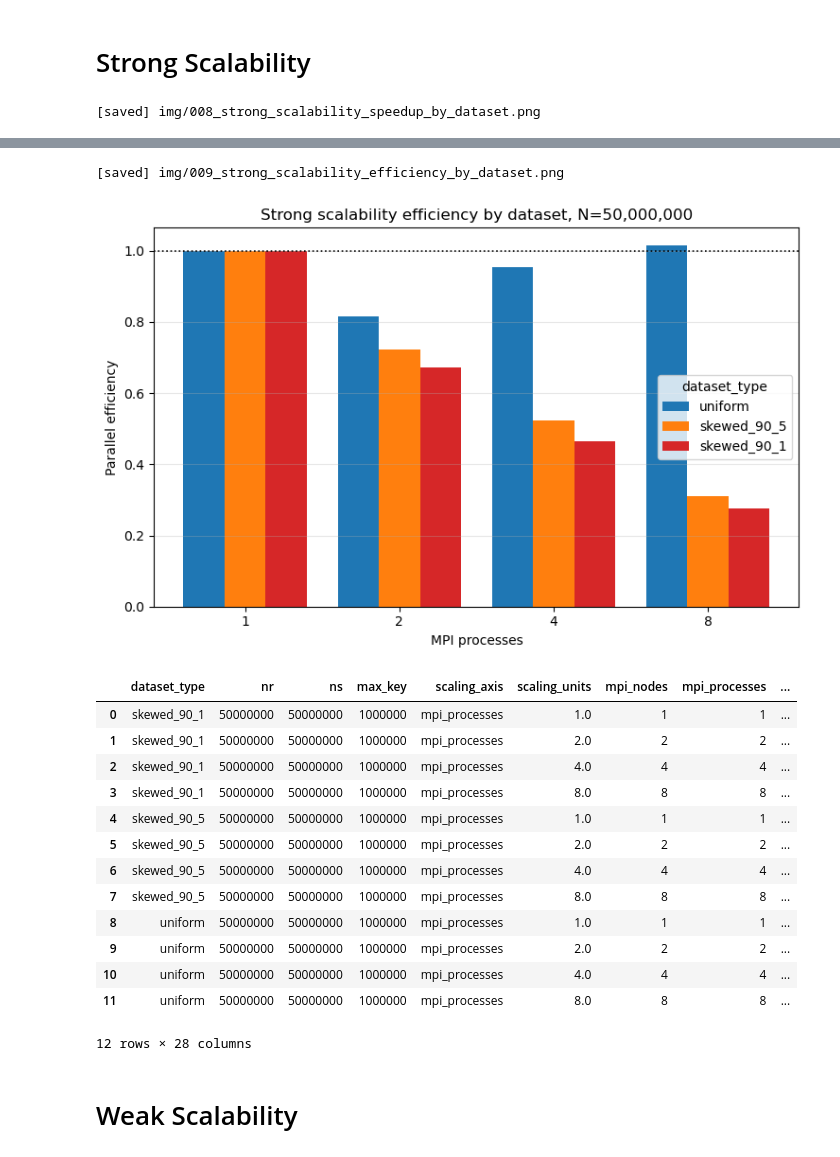
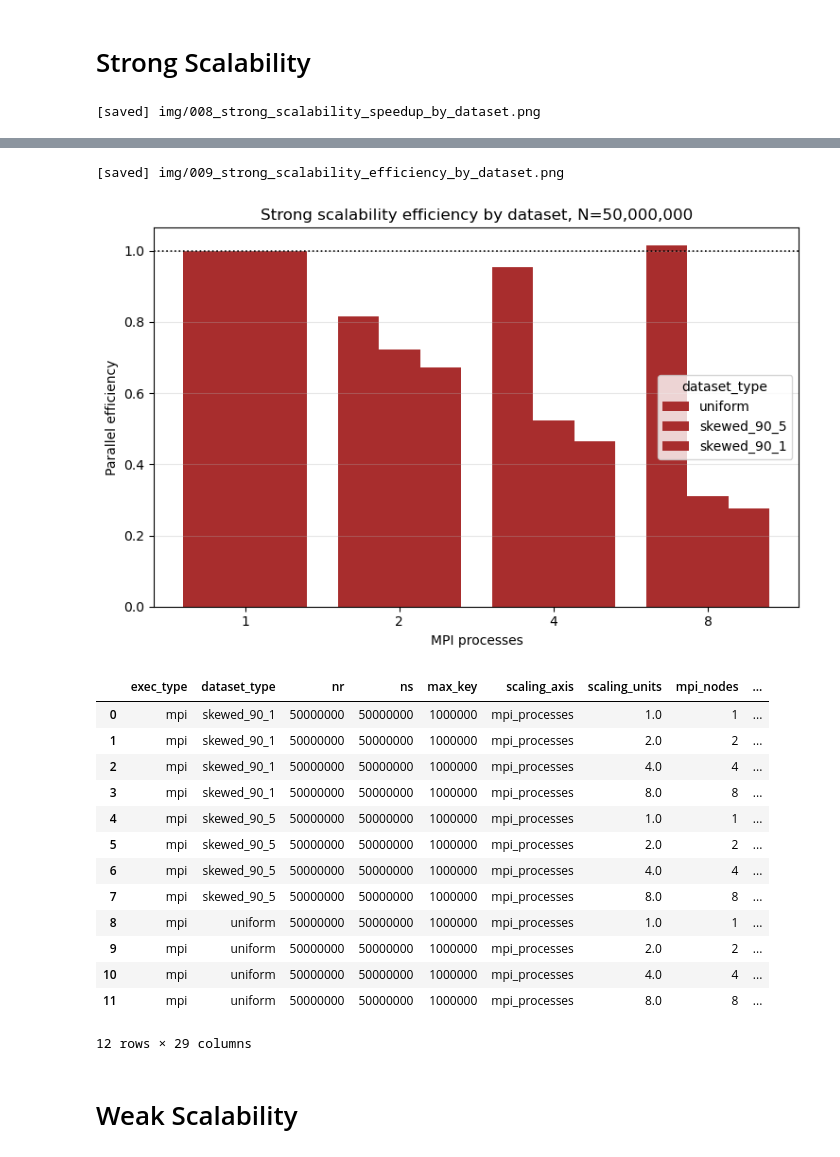
Before and after one commit to GianlucaPanzani/Optimization-of-Partitioned-Hash-Join-with-Duplicates-part_4, a Jupyter notebook: src/statistics.ipynb, the cells around one changed output, grey strips where cells are left out. Cells and saved outputs as stored; diff of their text form; code cells hidden in the pictures.

```diff
--- a/src/statistics.ipynb
+++ b/src/statistics.ipynb
@@ -47,6 +47,15 @@ NUMERIC_COLUMNS = [
 ]
 
 EXEC_TYPE_ORDER = ["seq", "omp", "mpi", "hybrid", "omp_loop", "omp_loop_wb", "omp_task", "omp_task_wb", "omp_taskloop", "omp_taskloop_wb"]
+EXEC_TYPE_ALIASES = {
+    "hybrid_uniform": "hybrid",
+    "hybrid_skew1": "hybrid",
+    "hybrid_skew2": "hybrid",
+}
+
+
+def normalize_exec_type_name(name):
+    return EXEC_TYPE_ALIASES.get(str(name), str(name))
 
 
 def first_existing_dir(candidates):
@@ -95,7 +104,7 @@ if not csv_files or RESULTS_DIR is None:
 frames = []
 for csv_path in csv_files:
     current_df = pd.read_csv(csv_path)
-    current_df["exec_type"] = csv_path.stem.replace("hashjoin_", "", 1)
+    current_df["exec_type"] = normalize_exec_type_name(csv_path.stem.replace("hashjoin_", "", 1))
     frames.append(normalize_frame(current_df))
 
 df = pd.concat(frames, ignore_index=True, sort=False)
@@ -113,12 +122,12 @@ color_map = {
     for idx, exec_type in enumerate(exec_type_names)
 }
 
+
+def exec_type_color(exec_type):
+    normalized = normalize_exec_type_name(exec_type)
+    return color_map.get(normalized, EXEC_TYPE_COLORS.get(normalized, None))
+
 DATASET_TYPE_ORDER = ["uniform", "skewed_90_5", "skewed_90_1"]
-DATASET_TYPE_COLORS = {
-    "uniform": "#1f77b4",
-    "skewed_90_5": "#ff7f0e",
-    "skewed_90_1": "#d62728",
-}
 
 
 def apply_tone(base_color, tone_strength):
@@ -837,6 +848,8 @@ if not strong_path.exists():
     raise FileNotFoundError(f"Run the scaling benchmark first; missing {strong_path}")
 
 strong_scale_df = normalize_frame(pd.read_csv(strong_path))
+if "exec_type" not in strong_scale_df.columns or strong_scale_df["exec_type"].isna().all():
+    strong_scale_df["exec_type"] = infer_exec_type_from_frame(strong_scale_df, "mpi")
 strong_scale_df, strong_units_col = prepare_scaling_plot_df(strong_scale_df, "strong")
 if strong_scale_df.empty:
     raise ValueError("No valid strong-scaling rows available")
@@ -858,7 +871,7 @@ strong_scale_df = strong_scale_df.sort_values(sort_cols).reset_index(drop=True)
 
 dataset_order = [name for name in DATASET_TYPE_ORDER if name in set(strong_scale_df["dataset_type"])]
 dataset_order += [name for name in ordered_values(strong_scale_df["dataset_type"]) if name not in dataset_order]
-dataset_colors = DATASET_TYPE_COLORS
+exec_type_for_color = strong_scale_df["exec_type"].dropna().iloc[0] if "exec_type" in strong_scale_df.columns and strong_scale_df["exec_type"].notna().any() else "mpi"
 unit_values = ordered_values(strong_scale_df[strong_units_col], preferred=[1, 2, 4, 8, 16, 32, 64])
 unit_positions = np.arange(len(unit_values))
 unit_labels = [str(int(t)) for t in unit_values]
@@ -882,7 +895,7 @@ for metric_col, ylabel, title, filename in [
             heights,
             width=bar_width,
             label=dataset_type,
-            color=dataset_colors.get(dataset_type),
+            color=exec_type_color(exec_type_for_color),
         )
     ax.axhline(1.0, color="black", linestyle=":", linewidth=1.2)
     ax.set_xticks(unit_positions)
@@ -905,19 +918,19 @@ display(strong_scale_df.reset_index(drop=True))
 [saved] img/009_strong_scalability_efficiency_by_dataset.png
-[figure, old version]
+[figure, new version]
-|  | dataset_type | nr | ns | max_key | scaling_axis | scaling_units | mpi_nodes | mpi_processes | ... |
-| 0 | skewed_90_1 | 50000000 | 50000000 | 1000000 | mpi_processes | 1.0 | 1 | 1 | ... |
-| 1 | skewed_90_1 | 50000000 | 50000000 | 1000000 | mpi_processes | 2.0 | 2 | 2 | ... |
-| 2 | skewed_90_1 | 50000000 | 50000000 | 1000000 | mpi_processes | 4.0 | 4 | 4 | ... |
-| 3 | skewed_90_1 | 50000000 | 50000000 | 1000000 | mpi_processes | 8.0 | 8 | 8 | ... |
-| 4 | skewed_90_5 | 50000000 | 50000000 | 1000000 | mpi_processes | 1.0 | 1 | 1 | ... |
-| 5 | skewed_90_5 | 50000000 | 50000000 | 1000000 | mpi_processes | 2.0 | 2 | 2 | ... |
-| 6 | skewed_90_5 | 50000000 | 50000000 | 1000000 | mpi_processes | 4.0 | 4 | 4 | ... |
-| 7 | skewed_90_5 | 50000000 | 50000000 | 1000000 | mpi_processes | 8.0 | 8 | 8 | ... |
-| 8 | uniform | 50000000 | 50000000 | 1000000 | mpi_processes | 1.0 | 1 | 1 | ... |
-| 9 | uniform | 50000000 | 50000000 | 1000000 | mpi_processes | 2.0 | 2 | 2 | ... |
-| 10 | uniform | 50000000 | 50000000 | 1000000 | mpi_processes | 4.0 | 4 | 4 | ... |
-| 11 | uniform | 50000000 | 50000000 | 1000000 | mpi_processes | 8.0 | 8 | 8 | ... |
+|  | exec_type | dataset_type | nr | ns | max_key | scaling_axis | scaling_units | mpi_nodes | ... |
+| 0 | mpi | skewed_90_1 | 50000000 | 50000000 | 1000000 | mpi_processes | 1.0 | 1 | ... |
+| 1 | mpi | skewed_90_1 | 50000000 | 50000000 | 1000000 | mpi_processes | 2.0 | 2 | ... |
+| 2 | mpi | skewed_90_1 | 50000000 | 50000000 | 1000000 | mpi_processes | 4.0 | 4 | ... |
+| 3 | mpi | skewed_90_1 | 50000000 | 50000000 | 1000000 | mpi_processes | 8.0 | 8 | ... |
+| 4 | mpi | skewed_90_5 | 50000000 | 50000000 | 1000000 | mpi_processes | 1.0 | 1 | ... |
+| 5 | mpi | skewed_90_5 | 50000000 | 50000000 | 1000000 | mpi_processes | 2.0 | 2 | ... |
+| 6 | mpi | skewed_90_5 | 50000000 | 50000000 | 1000000 | mpi_processes | 4.0 | 4 | ... |
+| 7 | mpi | skewed_90_5 | 50000000 | 50000000 | 1000000 | mpi_processes | 8.0 | 8 | ... |
+| 8 | mpi | uniform | 50000000 | 50000000 | 1000000 | mpi_processes | 1.0 | 1 | ... |
+| 9 | mpi | uniform | 50000000 | 50000000 | 1000000 | mpi_processes | 2.0 | 2 | ... |
+| 10 | mpi | uniform | 50000000 | 50000000 | 1000000 | mpi_processes | 4.0 | 4 | ... |
+| 11 | mpi | uniform | 50000000 | 50000000 | 1000000 | mpi_processes | 8.0 | 8 | ... |
-12 rows × 28 columns
+12 rows × 29 columns
 # %% [markdown]
 # Weak Scalability
 # %%
```
Also changed, not shown: parts of 11 cells of this notebook, 10 other files.
